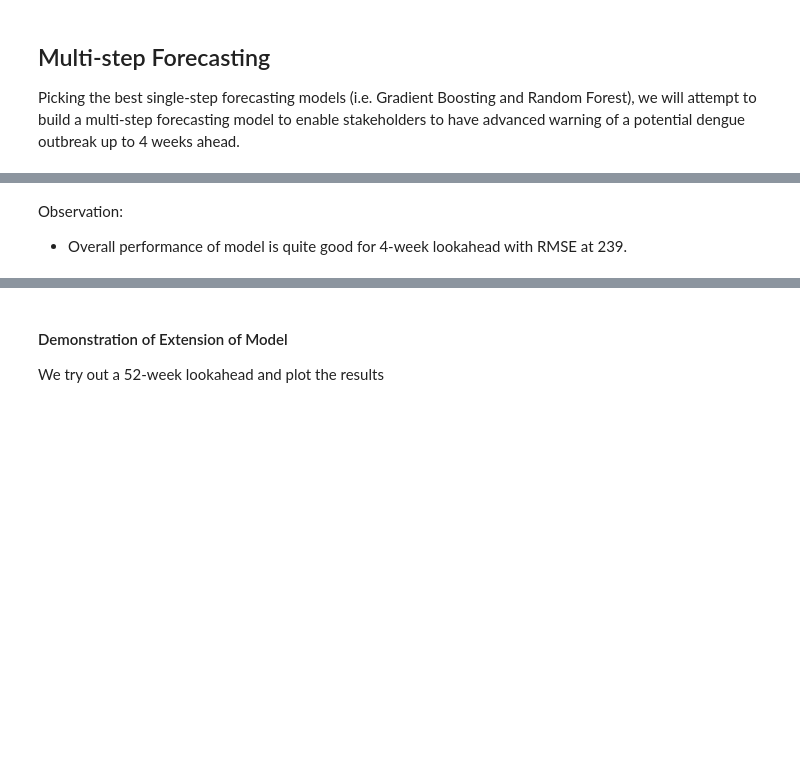
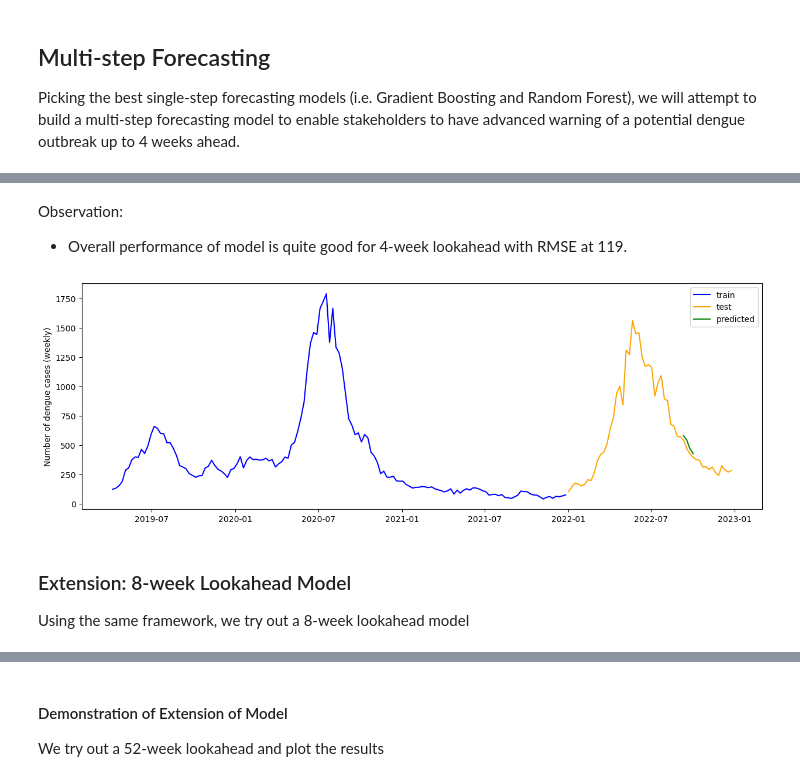
Before and after one commit to sherenaLIM/Predictive-Model-for-Dengue-Forked, a Jupyter notebook: code/prediction_model.ipynb, the cells around one changed output, grey strips where cells are left out. Drawn from its saved outputs; the diff is of its cells as text; code cells hidden in the pictures; blank space fills up the shorter version.

```diff
--- a/code/prediction_model.ipynb
+++ b/code/prediction_model.ipynb
@@ -553,5 +578,5 @@ rf_params = {
 # %%
-results = test_rf_model(data_subset, test_year=2022, vars_lag=None, num_lag=0, rf_params=rf_params)
+results = test_rf_model(data_subset, test_year=2022, vars_lag=None, num_lag=0, rf_params=rf_params, tune=True)
 # %%
 results.keys()
 # %% [output]
@@ -797,9 +621,40 @@ model_list = {
+# %%
+# define the types of models to choose from for each prediction step
+model_list = {
+    'rf': RandomForestRegressor(),
+    'gb': GradientBoostingRegressor(),
+    'sv': SVR()
+}
+# %%
+# define search grid for hyperparameters
+model_searchgrid = {
+    'rf': {
+           'n_estimators': [500, 600, 700, 800, 900, 1000],
+           'max_features': [0.1, 0.3, 0.5, 0.7, 1.0],
+           'max_depth': [10, 30, 50, 70, None],
+           'min_samples_split': [2, 5, 7, 11, 15, 19],
+           'min_samples_leaf': [1, 3, 5, 7, 9],
+          },
+    'gb': {
+           'n_estimators' : [50, 100, 150],
+           'learning_rate' : [0.1, 0.05, 0.01],
+           'max_depth' : [3, 5, 7],
+           'min_samples_split' : [2, 5, 10],
+           'min_samples_leaf' : [1, 2, 4],
+           'max_features' : [5, 15, 25, 30]
+          },
+    'sv': {
+           'kernel': ['rbf', 'linear'],
+           #'C': [0.1, 1.0, 10, 100],
+           #'epsilon': [0.1, 0.3, 0.5, 0.7, 1.0]
+          }
+}
 # %%
 # define the number of weeks lookahead
 weeksahead = 4
 # %%
 # instantiate the custom model object
-model_4wk_lookahead = DengueModel(model_list, weeks=weeksahead)
+model_4wk_lookahead = DengueModel(model_list, searchgrid=model_searchgrid, weeks=weeksahead)
 # %%
 # drop any remaining NA values
 dataset = data.dropna()
@@ -819,4 +674,17 @@ model_4wk_lookahead.score(test.drop(columns='dengue_cases'), test['dengue_cases'
 # %% [markdown]
 Observation:
 
-- Overall performance of model is quite good for 4-week lookahead with RMSE at 239.
+- Overall performance of model is quite good for 4-week lookahead with RMSE at 119.
+# %%
+# try prediction and visualise effectiveness
+start_point_data = data_subset.loc[[get_date_index(36, 2022)],:].drop(columns='dengue_cases')
+pred = model_4wk_lookahead.predict(start_point_data).T
+pred.index = pd.date_range(start=start_point_data.index[0], periods=model_4wk_lookahead.weeks+1, freq='W')[1:]
+
+train_test_plot(train[['dengue_cases']], test[['dengue_cases']], pred)
+# %% [output]
+[figure, added]
+# %% [markdown]
+### Extension: 8-week Lookahead Model
+
+Using the same framework, we try out a 8-week lookahead model
```
Also changed, not shown: parts of 71 cells of this notebook, 4 other files.
